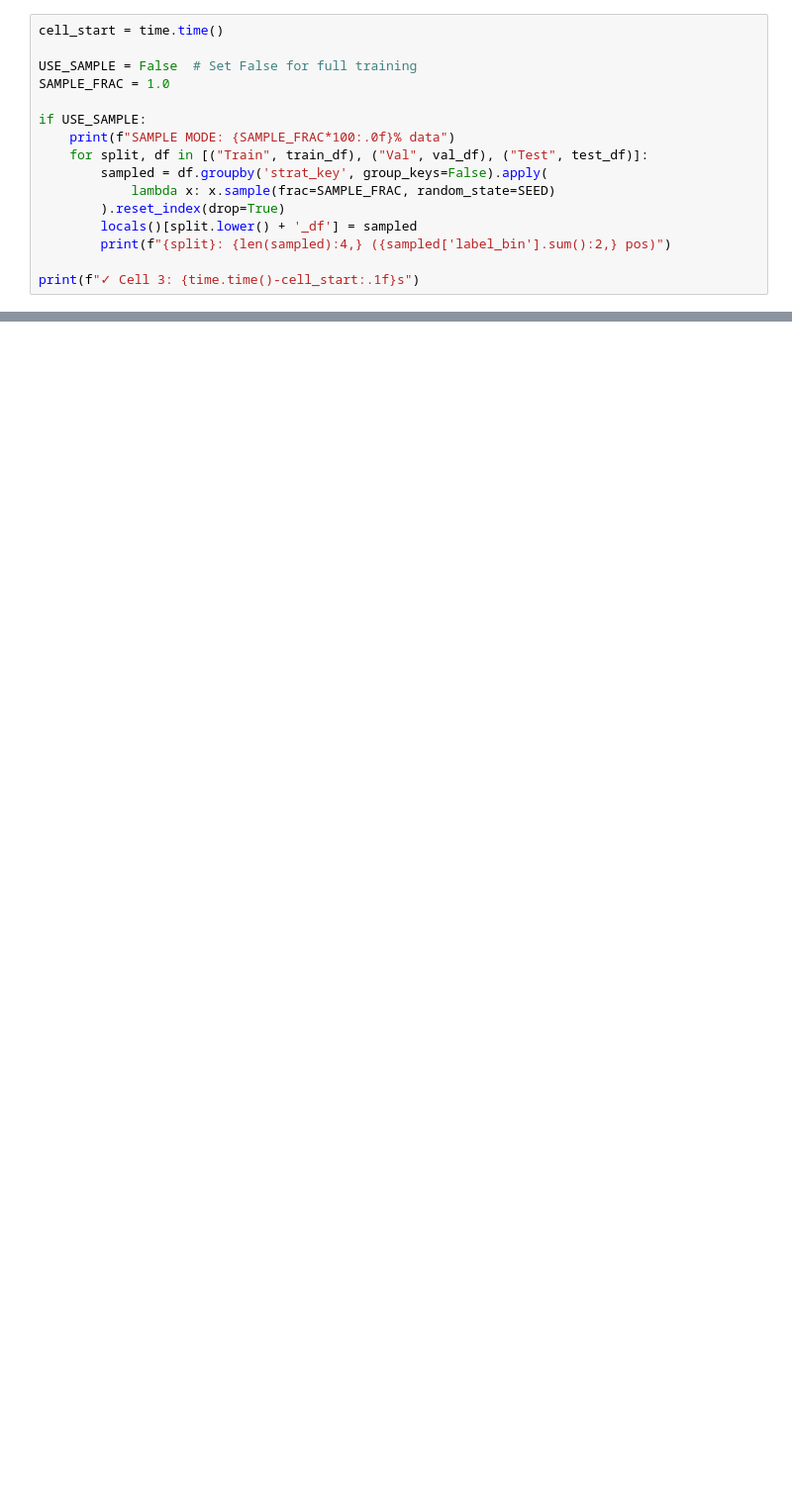
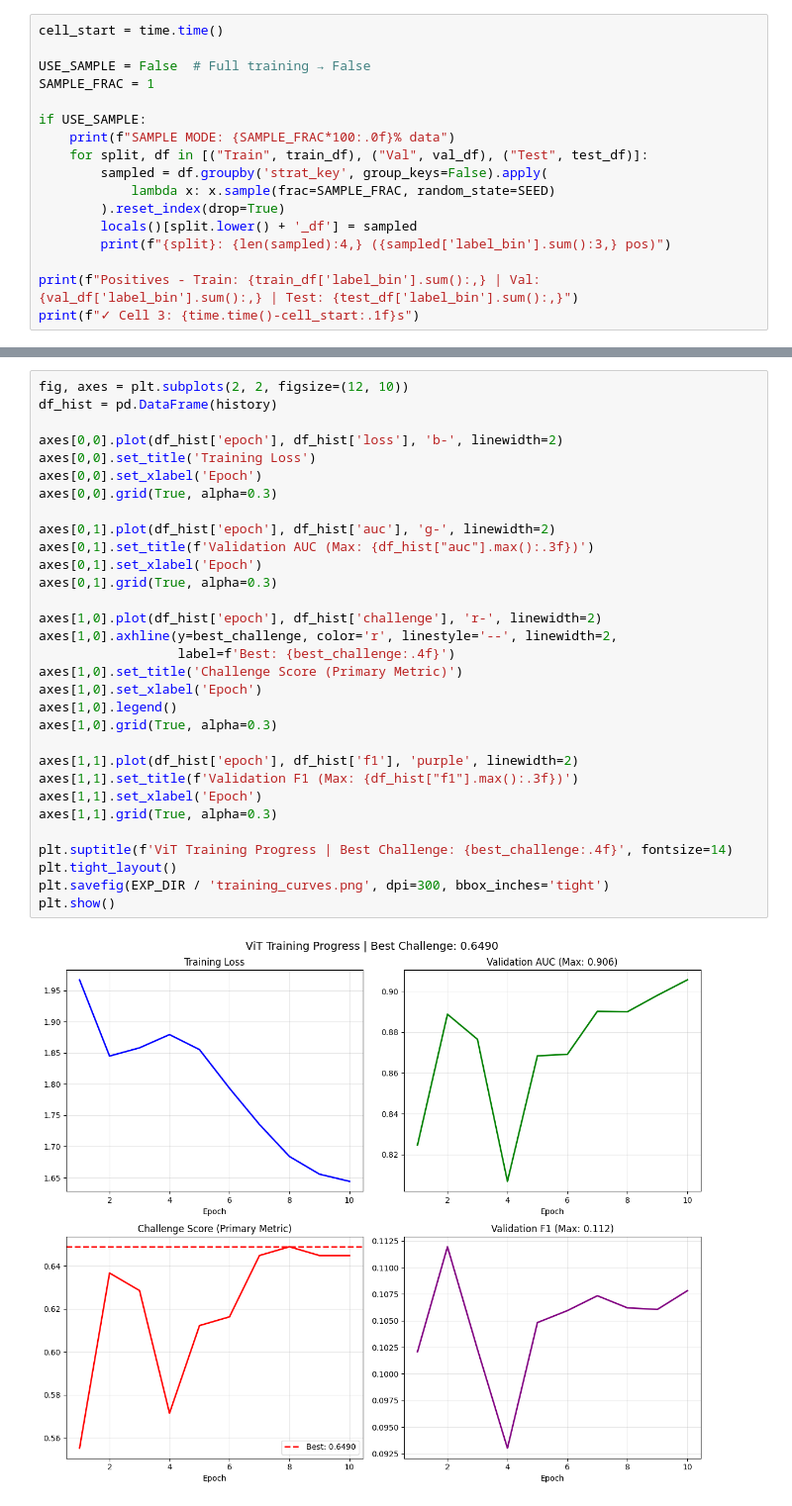
Before and after one commit to SanuthMandepa/ChagaSight, a Jupyter notebook: notebooks/per_new copy 3.ipynb, the cells around one changed output, grey strips where cells are left out. Shown at 99% size. Saved outputs shown, nothing was run; the diff lists cells and outputs as text; blank space fills up the shorter version.

```diff
--- a/notebooks/per_new copy 3.ipynb
+++ b/notebooks/per_new copy 3.ipynb
@@ -100,8 +134,8 @@ Train: 50,582, Val: 6,323, Test: 6,323
 # %%
 cell_start = time.time()
 
-USE_SAMPLE = False  # Set False for full training
-SAMPLE_FRAC = 1.0
+USE_SAMPLE = False  # Full training → False
+SAMPLE_FRAC = 1
 
 if USE_SAMPLE:
     print(f"SAMPLE MODE: {SAMPLE_FRAC*100:.0f}% data")
@@ -110,7 +144,8 @@ if USE_SAMPLE:
             lambda x: x.sample(frac=SAMPLE_FRAC, random_state=SEED)
         ).reset_index(drop=True)
         locals()[split.lower() + '_df'] = sampled
-        print(f"{split}: {len(sampled):4,} ({sampled['label_bin'].sum():2,} pos)")
+        print(f"{split}: {len(sampled):4,} ({sampled['label_bin'].sum():3,} pos)")
 
+print(f"Positives - Train: {train_df['label_bin'].sum():,} | Val: {val_df['label_bin'].sum():,} | Test: {test_df['label_bin'].sum():,}")
 print(f"✓ Cell 3: {time.time()-cell_start:.1f}s")
 # %% [output]
@@ -588,0 +375,33 @@ print("="*70)
+# %%
+fig, axes = plt.subplots(2, 2, figsize=(12, 10))
+df_hist = pd.DataFrame(history)
+
+axes[0,0].plot(df_hist['epoch'], df_hist['loss'], 'b-', linewidth=2)
+axes[0,0].set_title('Training Loss')
+axes[0,0].set_xlabel('Epoch')
+axes[0,0].grid(True, alpha=0.3)
+
+axes[0,1].plot(df_hist['epoch'], df_hist['auc'], 'g-', linewidth=2)
+axes[0,1].set_title(f'Validation AUC (Max: {df_hist["auc"].max():.3f})')
+axes[0,1].set_xlabel('Epoch')
+axes[0,1].grid(True, alpha=0.3)
+
+axes[1,0].plot(df_hist['epoch'], df_hist['challenge'], 'r-', linewidth=2)
+axes[1,0].axhline(y=best_challenge, color='r', linestyle='--', linewidth=2,
+                  label=f'Best: {best_challenge:.4f}')
+axes[1,0].set_title('Challenge Score (Primary Metric)')
+axes[1,0].set_xlabel('Epoch')
+axes[1,0].legend()
+axes[1,0].grid(True, alpha=0.3)
+
+axes[1,1].plot(df_hist['epoch'], df_hist['f1'], 'purple', linewidth=2)
+axes[1,1].set_title(f'Validation F1 (Max: {df_hist["f1"].max():.3f})')
+axes[1,1].set_xlabel('Epoch')
+axes[1,1].grid(True, alpha=0.3)
+
+plt.suptitle(f'ViT Training Progress | Best Challenge: {best_challenge:.4f}', fontsize=14)
+plt.tight_layout()
+plt.savefig(EXP_DIR / 'training_curves.png', dpi=300, bbox_inches='tight')
+plt.show()
+# %% [output]
+[figure, added]
```
Also changed, not shown: parts of 16 cells of this notebook, 18 other files.
